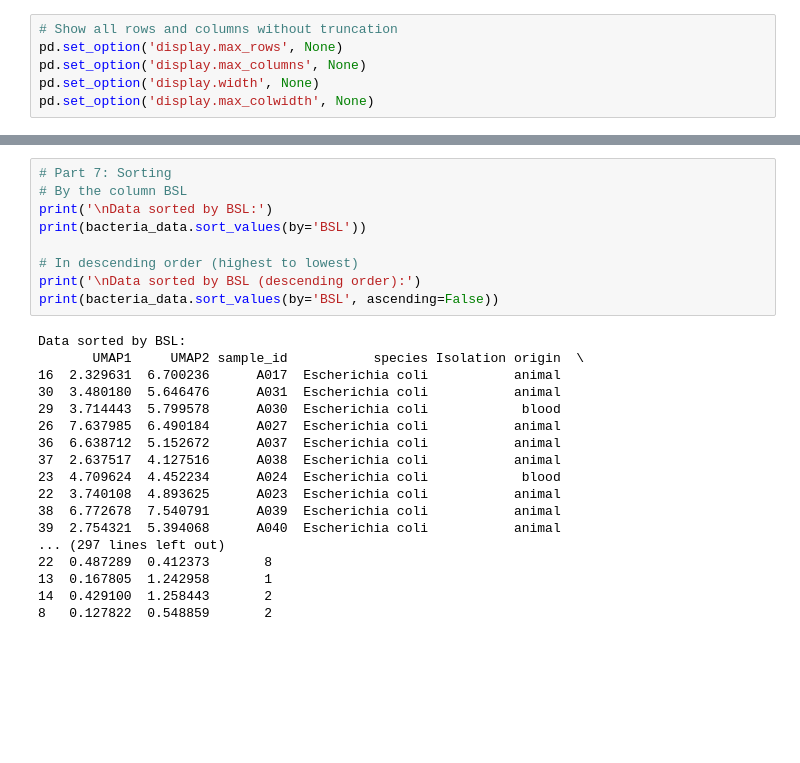
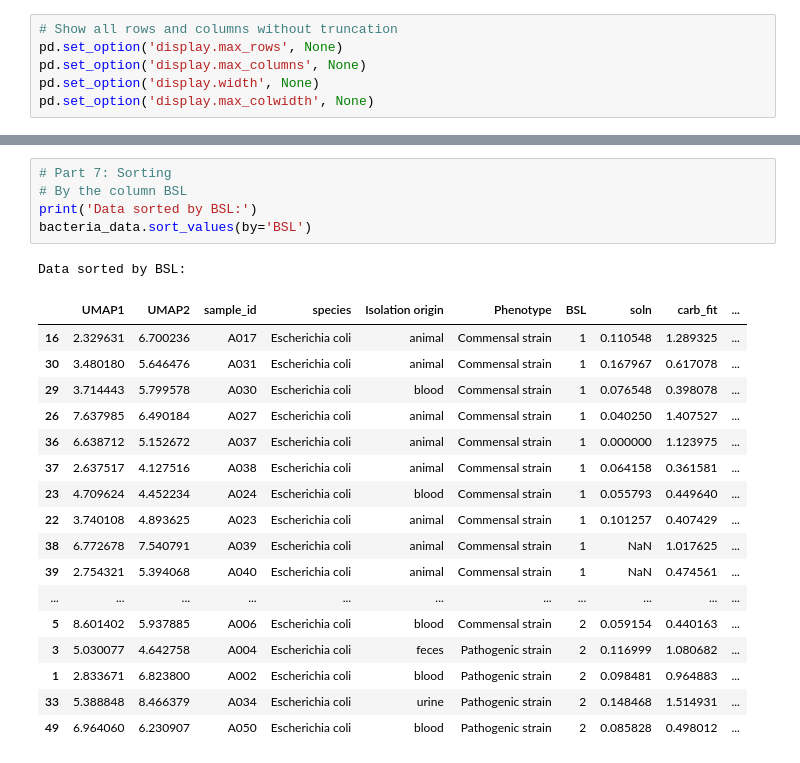
Before and after one commit to opemidimejiosatoyinbo/Biological-Data-Exploration-and-Cleaning-with-Pandas, a Jupyter notebook: Data_Exploration_and_Cleaning_with_Pandas.ipynb, the cells around one changed output, grey strips where cells are left out. Cells and saved outputs as stored; diff of their text form; blank space fills up the shorter version.

```diff
--- a/Data_Exploration_and_Cleaning_with_Pandas.ipynb
+++ b/Data_Exploration_and_Cleaning_with_Pandas.ipynb
@@ -192,27 +262,24 @@ Confirming DataFrame:
 # %%
 # Part 7: Sorting
 # By the column BSL
-print('\nData sorted by BSL:')
-print(bacteria_data.sort_values(by='BSL'))
-
-# In descending order (highest to lowest)
-print('\nData sorted by BSL (descending order):')
-print(bacteria_data.sort_values(by='BSL', ascending=False))
+print('Data sorted by BSL:')
+bacteria_data.sort_values(by='BSL')
 # %% [output]
 Data sorted by BSL:
-       UMAP1     UMAP2 sample_id           species Isolation origin  \
-16  2.329631  6.700236      A017  Escherichia coli           animal
-30  3.480180  5.646476      A031  Escherichia coli           animal
-29  3.714443  5.799578      A030  Escherichia coli            blood
-26  7.637985  6.490184      A027  Escherichia coli           animal
-36  6.638712  5.152672      A037  Escherichia coli           animal
-37  2.637517  4.127516      A038  Escherichia coli           animal
-23  4.709624  4.452234      A024  Escherichia coli            blood
-22  3.740108  4.893625      A023  Escherichia coli           animal
-38  6.772678  7.540791      A039  Escherichia coli           animal
-39  2.754321  5.394068      A040  Escherichia coli           animal
-... (297 lines left out)
-22  0.487289  0.412373       8
-13  0.167805  1.242958       1
-14  0.429100  1.258443       2
-8   0.127822  0.548859       2
+|  | UMAP1 | UMAP2 | sample_id | species | Isolation origin | Phenotype | BSL | soln | carb_fit | ... |
+| 16 | 2.329631 | 6.700236 | A017 | Escherichia coli | animal | Commensal strain | 1 | 0.110548 | 1.289325 | ... |
+| 30 | 3.480180 | 5.646476 | A031 | Escherichia coli | animal | Commensal strain | 1 | 0.167967 | 0.617078 | ... |
+| 29 | 3.714443 | 5.799578 | A030 | Escherichia coli | blood | Commensal strain | 1 | 0.076548 | 0.398078 | ... |
+| 26 | 7.637985 | 6.490184 | A027 | Escherichia coli | animal | Commensal strain | 1 | 0.040250 | 1.407527 | ... |
+| 36 | 6.638712 | 5.152672 | A037 | Escherichia coli | animal | Commensal strain | 1 | 0.000000 | 1.123975 | ... |
+| 37 | 2.637517 | 4.127516 | A038 | Escherichia coli | animal | Commensal strain | 1 | 0.064158 | 0.361581 | ... |
+| 23 | 4.709624 | 4.452234 | A024 | Escherichia coli | blood | Commensal strain | 1 | 0.055793 | 0.449640 | ... |
+| 22 | 3.740108 | 4.893625 | A023 | Escherichia coli | animal | Commensal strain | 1 | 0.101257 | 0.407429 | ... |
+| 38 | 6.772678 | 7.540791 | A039 | Escherichia coli | animal | Commensal strain | 1 | NaN | 1.017625 | ... |
+| 39 | 2.754321 | 5.394068 | A040 | Escherichia coli | animal | Commensal strain | 1 | NaN | 0.474561 | ... |
+| ... | ... | ... | ... | ... | ... | ... | ... | ... | ... | ... |
+| 5 | 8.601402 | 5.937885 | A006 | Escherichia coli | blood | Commensal strain | 2 | 0.059154 | 0.440163 | ... |
+| 3 | 5.030077 | 4.642758 | A004 | Escherichia coli | feces | Pathogenic strain | 2 | 0.116999 | 1.080682 | ... |
+| 1 | 2.833671 | 6.823800 | A002 | Escherichia coli | blood | Pathogenic strain | 2 | 0.098481 | 0.964883 | ... |
+| 33 | 5.388848 | 8.466379 | A034 | Escherichia coli | urine | Pathogenic strain | 2 | 0.148468 | 1.514931 | ... |
+| 49 | 6.964060 | 6.230907 | A050 | Escherichia coli | blood | Pathogenic strain | 2 | 0.085828 | 0.498012 | ... |
```
Also changed, not shown: parts of 20 cells of this notebook.
